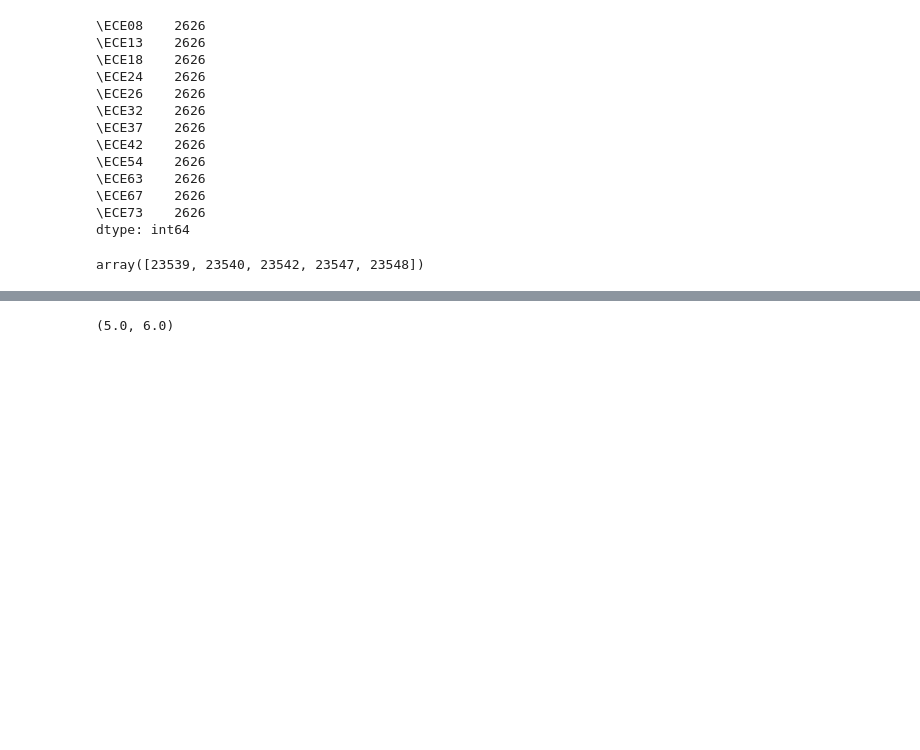
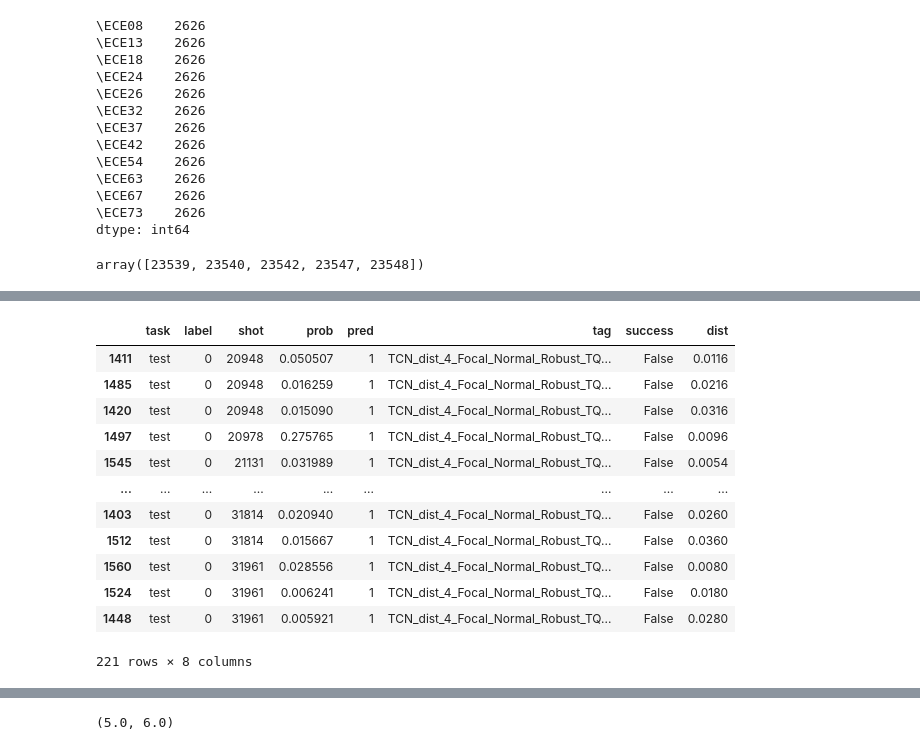
Before and after one commit to ZINZINBIN/Bayesian-Disruption-Prediction, a Jupyter notebook: analysis/analysis_dataset.ipynb, the cells around one changed output, grey strips where cells are left out. Drawn from its saved outputs; the diff is of its cells as text; code cells hidden in the pictures; blank space fills up the shorter version.

```diff
--- a/analysis_dataset.ipynb
+++ b/analysis/analysis_dataset.ipynb
@@ -400,0 +343,4 @@ Length: 65, dtype: int64
+# %%
+import pandas as pd
+
+df = pd.read_csv("./results/TCN_dist_4_Focal_Normal_Robust_TQ_seed_42_eval_detail.csv")
@@ -400,0 +356,16 @@ Length: 65, dtype: int64
+# %%
+df[(df.task == 'test') & (df.success == False)].sort_values(['shot', 'dist'])
+# %% [output]
+|  | task | label | shot | prob | pred | tag | success | dist |
+| 1411 | test | 0 | 20948 | 0.050507 | 1 | TCN_dist_4_Focal_Normal_Robust_TQ... | False | 0.0116 |
+| 1485 | test | 0 | 20948 | 0.016259 | 1 | TCN_dist_4_Focal_Normal_Robust_TQ... | False | 0.0216 |
+| 1420 | test | 0 | 20948 | 0.015090 | 1 | TCN_dist_4_Focal_Normal_Robust_TQ... | False | 0.0316 |
+| 1497 | test | 0 | 20978 | 0.275765 | 1 | TCN_dist_4_Focal_Normal_Robust_TQ... | False | 0.0096 |
+| 1545 | test | 0 | 21131 | 0.031989 | 1 | TCN_dist_4_Focal_Normal_Robust_TQ... | False | 0.0054 |
+| ... | ... | ... | ... | ... | ... | ... | ... | ... |
+| 1403 | test | 0 | 31814 | 0.020940 | 1 | TCN_dist_4_Focal_Normal_Robust_TQ... | False | 0.0260 |
+| 1512 | test | 0 | 31814 | 0.015667 | 1 | TCN_dist_4_Focal_Normal_Robust_TQ... | False | 0.0360 |
+| 1560 | test | 0 | 31961 | 0.028556 | 1 | TCN_dist_4_Focal_Normal_Robust_TQ... | False | 0.0080 |
+| 1524 | test | 0 | 31961 | 0.006241 | 1 | TCN_dist_4_Focal_Normal_Robust_TQ... | False | 0.0180 |
+| 1448 | test | 0 | 31961 | 0.005921 | 1 | TCN_dist_4_Focal_Normal_Robust_TQ... | False | 0.0280 |
+221 rows × 8 columns
```
Also changed, not shown: parts of 14 cells of this notebook, 9 other files.
